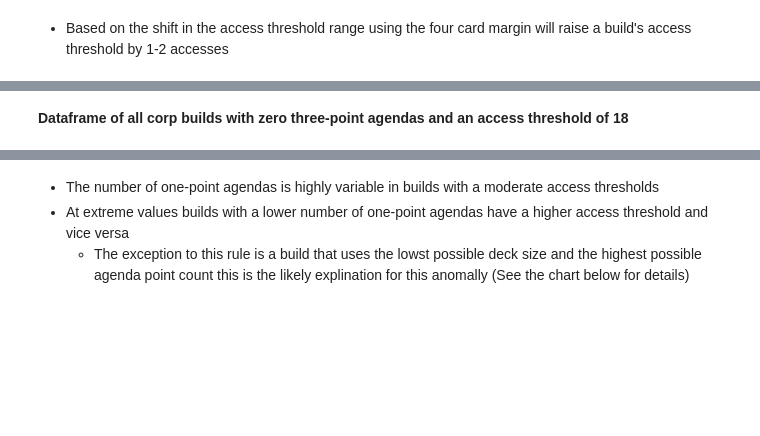
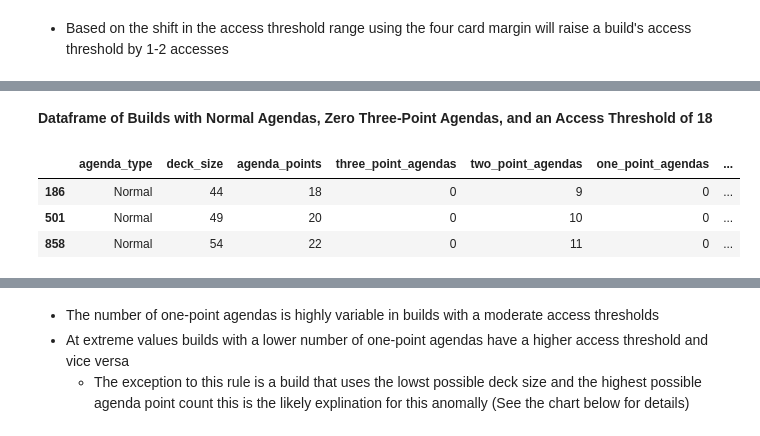
Before and after one commit to Johndsalas/Netrunner-Analysis, a Jupyter notebook: Netrunner_Agenda_Points_Analysis.ipynb, the cells around one changed output, grey strips where cells are left out. Saved outputs shown, nothing was run; the diff lists cells and outputs as text; code cells hidden in the pictures; blank space fills up the shorter version.

```diff
--- a/Netrunner_Agenda_Points_Analysis.ipynb
+++ b/Netrunner_Agenda_Points_Analysis.ipynb
@@ -286,9 +242,12 @@ plt.show()
 # %% [markdown]
-**Dataframe of all corp builds with zero three-point agendas and an access threshold of 18**
+**Dataframe of Builds with Normal Agendas, Zero Three-Point Agendas, and an Access Threshold of 18**
 # %%
-# get dataframe of all corp builds with zero three-point agendas and an access threshold of 18
-df_twos = df_normal[(df_normal.average_accesses == 18) & (df_normal.threes == 0)]
-
-df_twos[['agenda_type', 'deck_size', 'agenda_points', 'agenda_counts', 'average_accesses']]
+df_example = nc.get_my_example_df(df_normal)
+df_example
+# %% [output]
+|  | agenda_type | deck_size | agenda_points | three_point_agendas | two_point_agendas | one_point_agendas | ... |
+| 186 | Normal | 44 | 18 | 0 | 9 | 0 | ... |
+| 501 | Normal | 49 | 20 | 0 | 10 | 0 | ... |
+| 858 | Normal | 54 | 22 | 0 | 11 | 0 | ... |
 # %%
 df.columns
```
Also changed, not shown: parts of 21 cells of this notebook.
